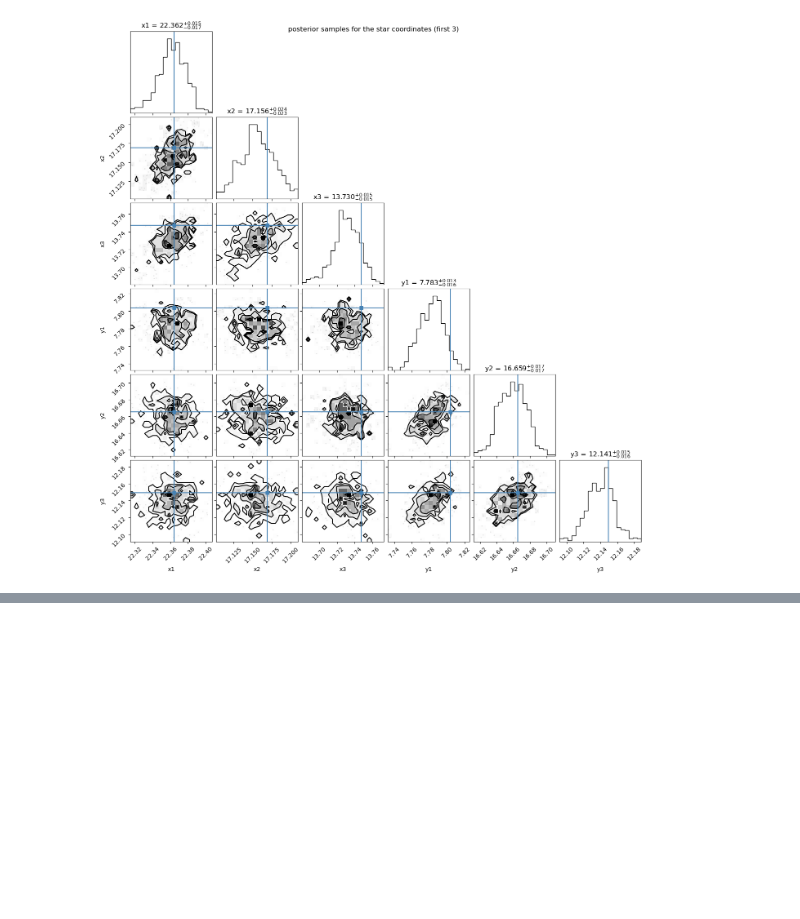
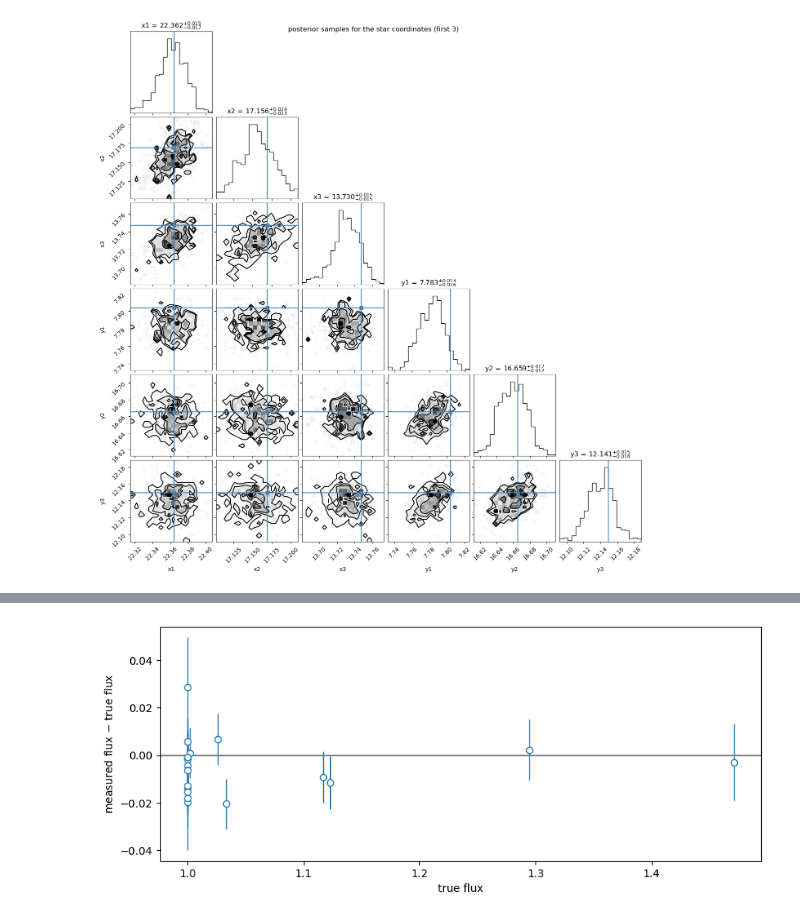
Before and after one commit to kemasuda/bepsf, a Jupyter notebook: common_PSF_marginal.ipynb, the cells around one changed output, grey strips where cells are left out. Drawn from its saved outputs; the diff is of its cells as text; code cells hidden in the pictures; blank space fills up the shorter version.

Commit message:
check flux values

```diff
--- a/common_PSF_marginal.ipynb
+++ b/common_PSF_marginal.ipynb
@@ -460 +447,21 @@ plt.legend(loc='best', bbox_to_anchor=(1,1))
 [figure]
+# %%
+#truepsf = truepsffunc(gpsf.X1d, gpsf.Y1d, 0, 0, **truepsfkws)
+#truepsf /= jnp.sum(truepsf*gpsf.ds)
+#f_mean = 1./(gpsf.Nparams*gpsf.ds)
+#parr = jnp.ones(gpsf.Nparams) * f_mean
+flux_sums = jnp.sum(trans_matrix(spix.X, spix.Y, xcenters, ycenters, paramseye)@truepsf.ravel(), axis=1)*spix.ds
+# %%
+cmean = np.mean(smp['c'], axis=0)
+cstd = np.std(smp['c'], axis=0)
+ctrue = 1./flux_sums[1:]
+# %%
+#plt.xscale("log")
+#plt.yscale("log")
+plt.figure(figsize=(10,4))
+plt.xlabel("true flux")
+plt.ylabel("measured flux $-$ true flux")
+plt.axhline(y=0., color='gray')
+plt.errorbar(ctrue, cmean-ctrue, mfc='white', fmt='o', yerr=cstd, lw=1.);
+# %% [output]
+[figure, added]
```
Also changed, not shown: parts of 16 cells of this notebook.
